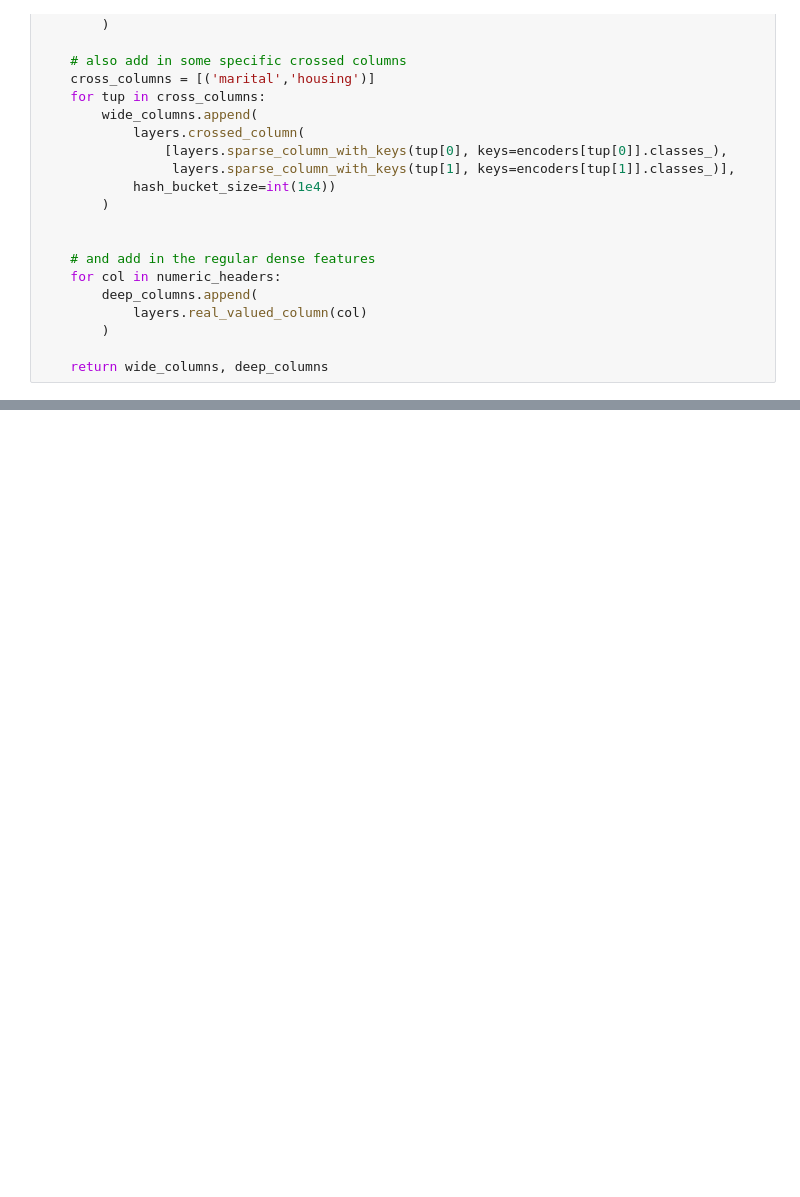
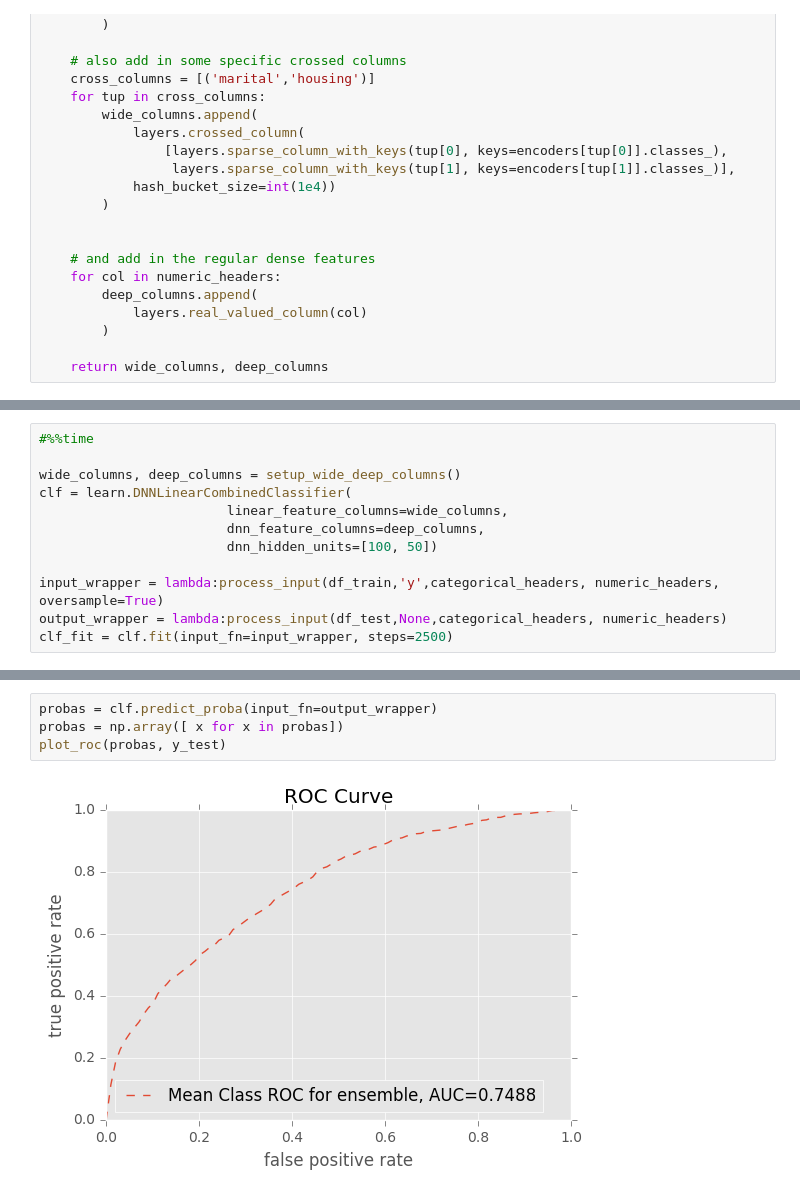
Before and after one commit to egabrielsen/MachineLearning, a Jupyter notebook: Lab07/Lab07-Con.ipynb, the cells around one changed output, grey strips where cells are left out. Saved outputs shown, nothing was run; the diff lists cells and outputs as text; blank space fills up the shorter version.

```diff
--- a/Lab07/Lab07-Con.ipynb
+++ b/Lab07/Lab07-Con.ipynb
@@ -553,0 +399,12 @@ def setup_wide_deep_columns():
+# %%
+#%%time
+
+wide_columns, deep_columns = setup_wide_deep_columns()
+clf = learn.DNNLinearCombinedClassifier(
+                        linear_feature_columns=wide_columns,
+                        dnn_feature_columns=deep_columns,
+                        dnn_hidden_units=[100, 50])
+
+input_wrapper = lambda:process_input(df_train,'y',categorical_headers, numeric_headers, oversample=True)
+output_wrapper = lambda:process_input(df_test,None,categorical_headers, numeric_headers)
+clf_fit = clf.fit(input_fn=input_wrapper, steps=2500)
@@ -553,0 +419,6 @@ def setup_wide_deep_columns():
+# %%
+probas = clf.predict_proba(input_fn=output_wrapper)
+probas = np.array([ x for x in probas])
+plot_roc(probas, y_test)
+# %% [output]
+[figure, added]
```
Also changed, not shown: parts of 27 cells of this notebook.
